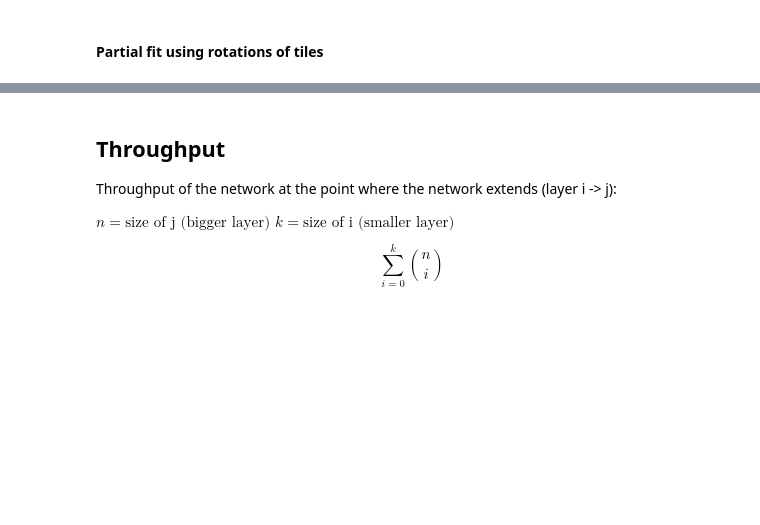
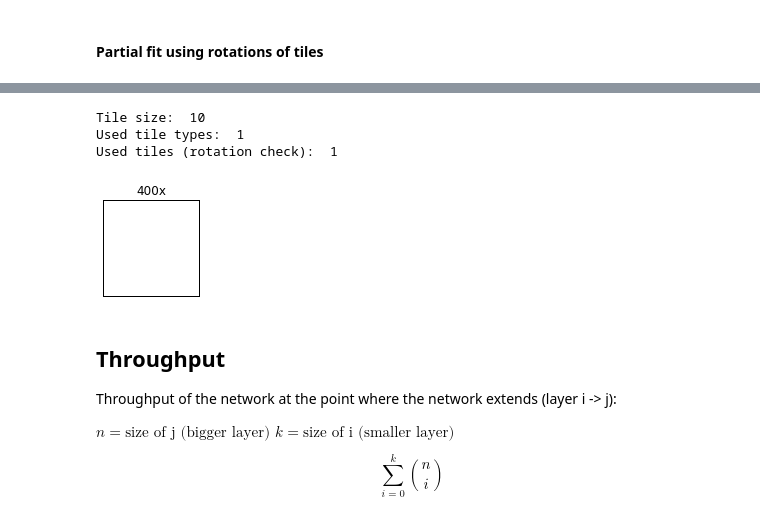
Before and after one commit to Honkl/MFF-NAIL060, a Jupyter notebook: 02/Tiles.ipynb, the cells around one changed output, grey strips where cells are left out. Drawn from its saved outputs; the diff is of its cells as text; code cells hidden in the pictures; blank space fills up the shorter version.

```diff
--- a/02/Tiles.ipynb
+++ b/02/Tiles.ipynb
@@ -264,3 +320,11 @@ Used tile types:  105
+# %%
+if ROTATIONS:
+    show_tiles_matrix(tiles_predicted)
+# %% [output]
+Tile size:  10
+Used tile types:  1
+Used tiles (rotation check):  1
+[figure, added]
 # %%
 #plt.plot(model.loss_curve_)
 #plt.title('Loss')
```
Also changed, not shown: parts of 11 cells of this notebook.
